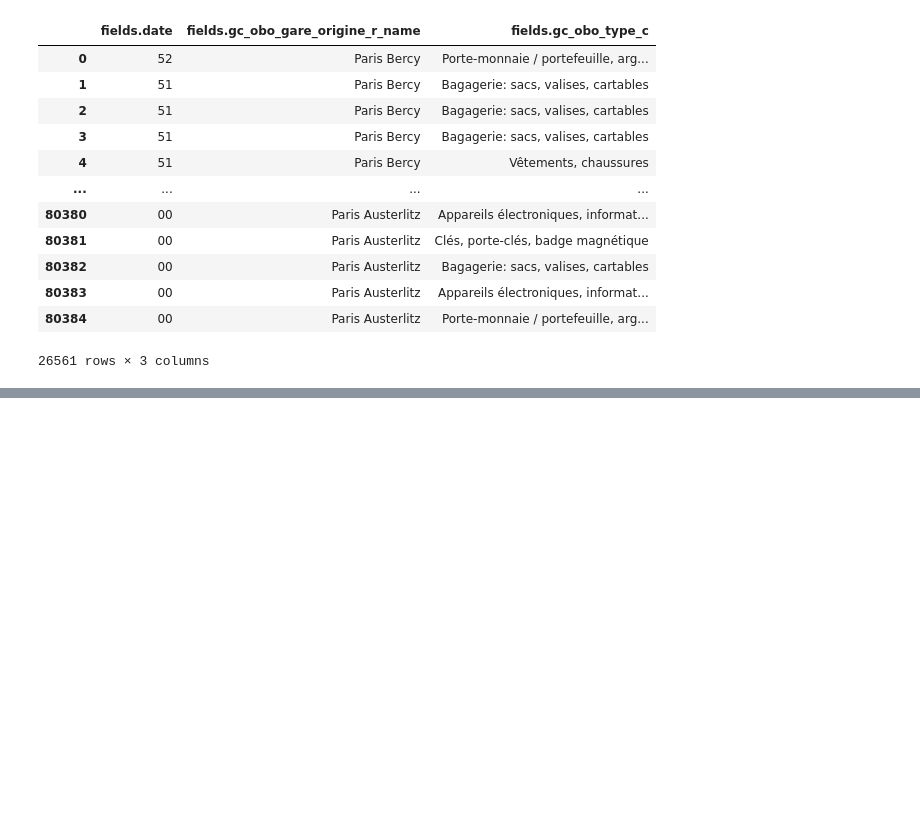
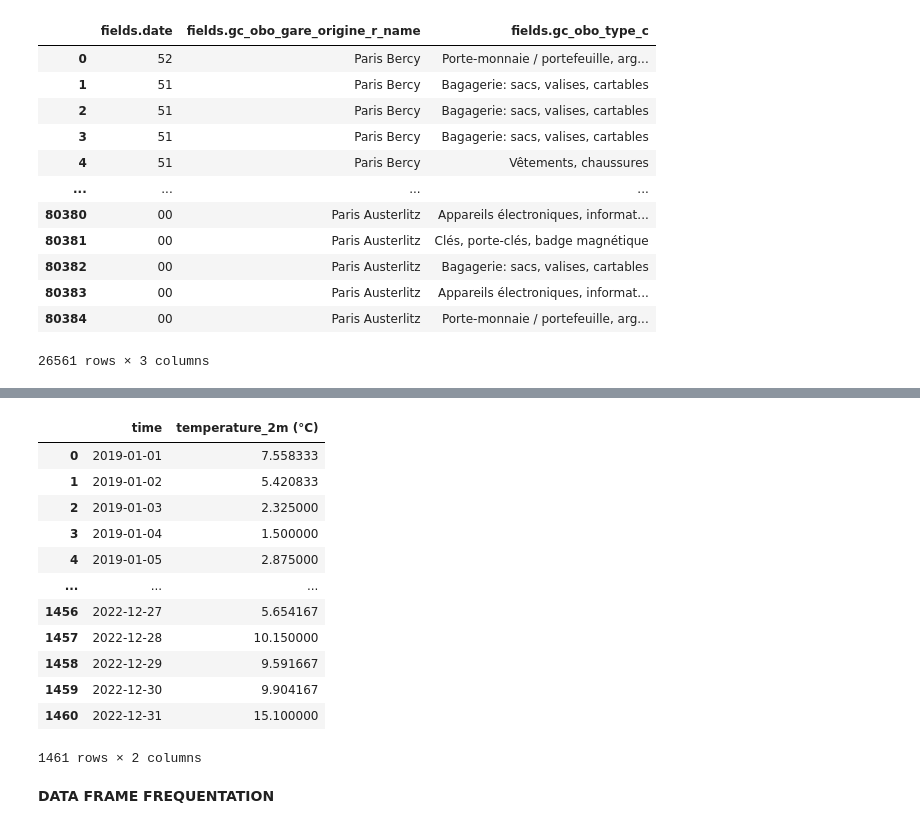
Before and after one commit to Ahmadarwiche/Lost_in_translation, a Jupyter notebook: lost in translation/creer.ipynb, the cells around one changed output, grey strips where cells are left out. Cells and saved outputs as stored; diff of their text form; code cells hidden in the pictures; blank space fills up the shorter version.

```diff
--- a/lost in translation/creer.ipynb
+++ b/lost in translation/creer.ipynb
@@ -142,0 +221,9 @@ Name: fields.date, dtype: int64
+# %%
+# Convertir la colonne "time" en type de données datetime
+df_temperature['time'] = pd.to_datetime(df_temperature['time'])
+
+# Regrouper les données par jour : freq = 'D'
+df_temperature_jour = df_temperature.groupby(pd.Grouper(key='time', freq='D')).mean(numeric_only=True)
+
+# # # Afficher les moyennes des températures par jour
+df_temperature_jour
@@ -142,0 +245,18 @@ Name: fields.date, dtype: int64
+# %%
+df_temperature_jour =  df_temperature_jour.reset_index()
+# %%
+df_temperature_jour
+# %% [output]
+|  | time | temperature_2m (°C) |
+| 0 | 2019-01-01 | 7.558333 |
+| 1 | 2019-01-02 | 5.420833 |
+| 2 | 2019-01-03 | 2.325000 |
+| 3 | 2019-01-04 | 1.500000 |
+| 4 | 2019-01-05 | 2.875000 |
+| ... | ... | ... |
+| 1456 | 2022-12-27 | 5.654167 |
+| 1457 | 2022-12-28 | 10.150000 |
+| 1458 | 2022-12-29 | 9.591667 |
+| 1459 | 2022-12-30 | 9.904167 |
+| 1460 | 2022-12-31 | 15.100000 |
+1461 rows × 2 columns
@@ -142,0 +266,2 @@ Name: fields.date, dtype: int64
+# %% [markdown]
+**DATA FRAME FREQUENTATION**
```
Also changed, not shown: parts of 21 cells of this notebook, 8 other files.
